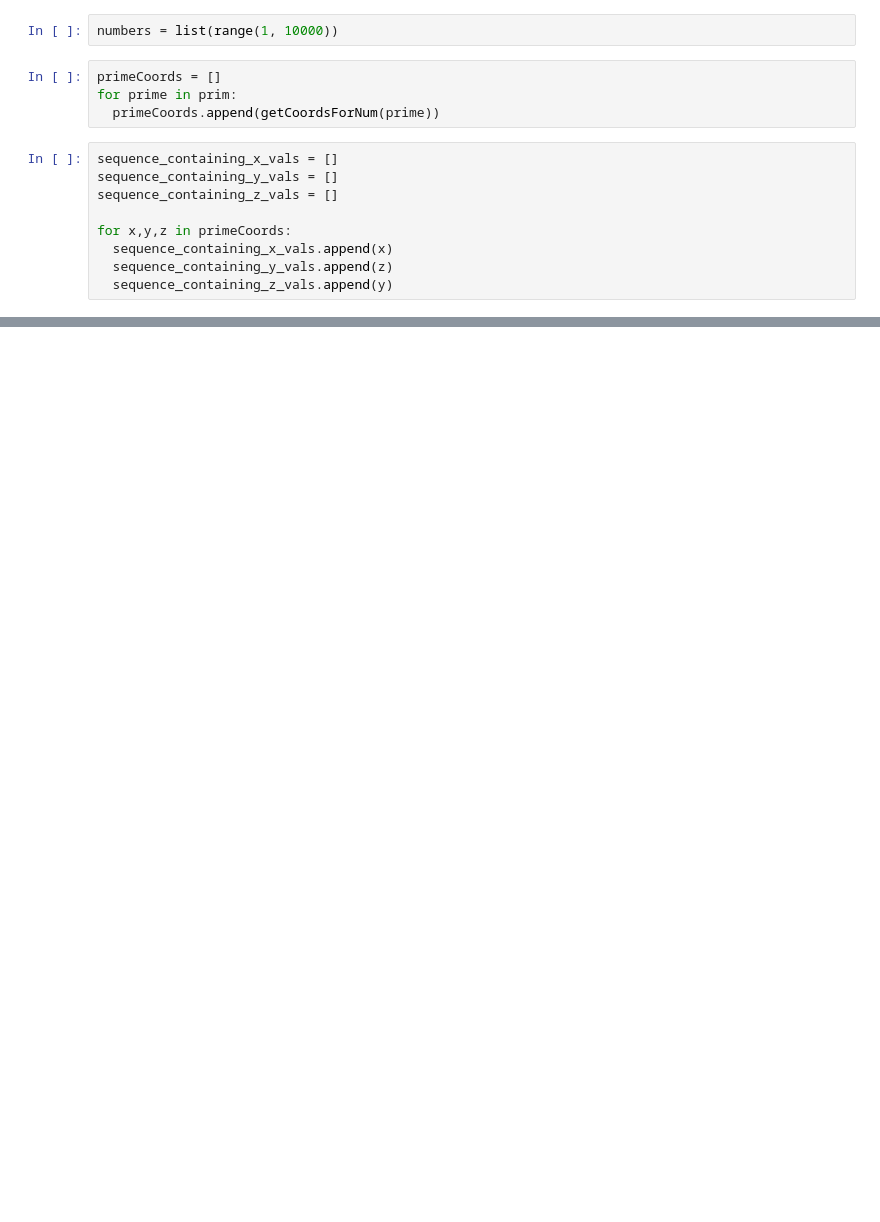
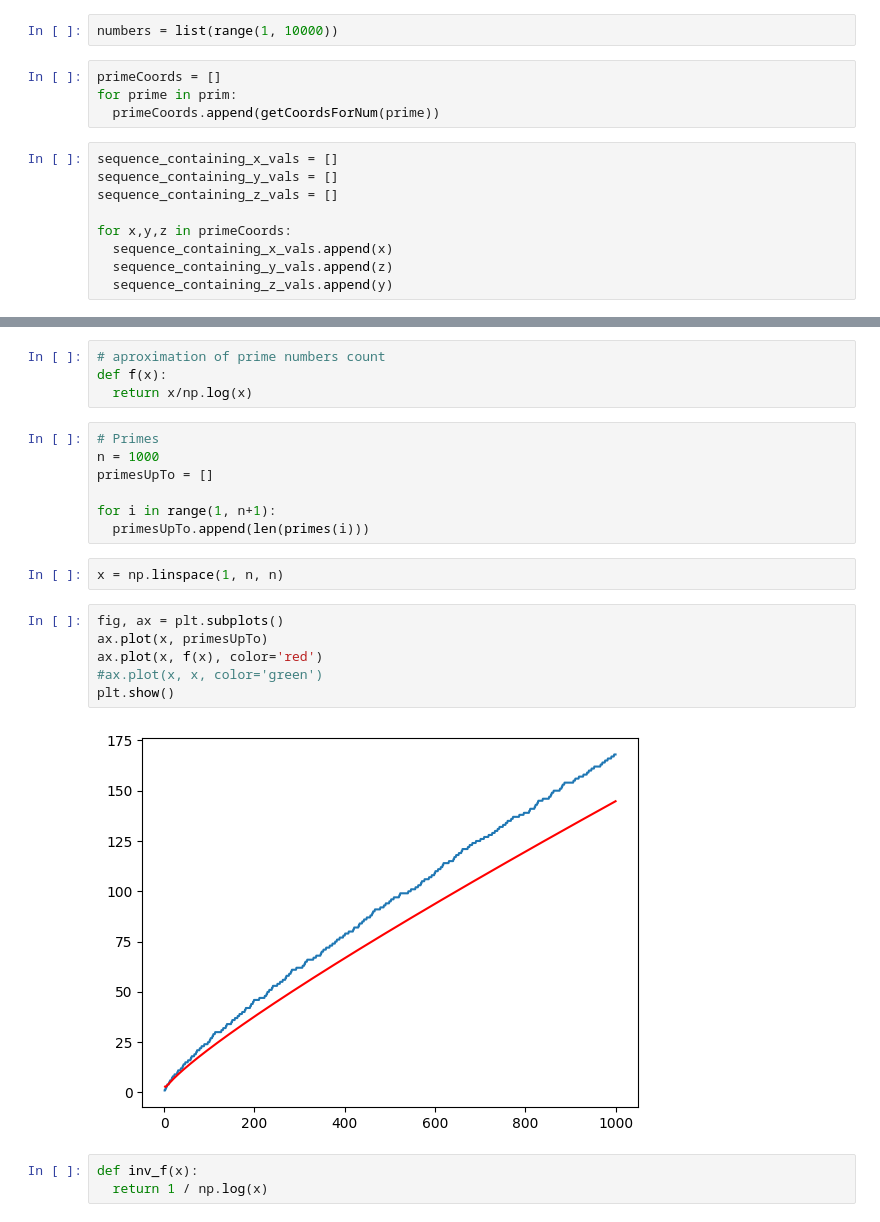
Before and after one commit to Jejis06/Primes, a Jupyter notebook: PrimeAnalysis.ipynb, the cells around one changed output, grey strips where cells are left out. Drawn from its saved outputs; the diff is of its cells as text; blank space fills up the shorter version.

```diff
--- a/PrimeAnalysis.ipynb
+++ b/PrimeAnalysis.ipynb
@@ -59,0 +74,24 @@ plt.show()
+# %%
+# aproximation of prime numbers count
+def f(x):
+  return x/np.log(x)
+# %%
+# Primes
+n = 1000
+primesUpTo = []
+
+for i in range(1, n+1):
+  primesUpTo.append(len(primes(i)))
+# %%
+x = np.linspace(1, n, n)
+# %%
+fig, ax = plt.subplots()
+ax.plot(x, primesUpTo)
+ax.plot(x, f(x), color='red')
+#ax.plot(x, x, color='green')
+plt.show()
+# %% [output]
+[figure, added]
+# %%
+def inv_f(x):
+  return 1 / np.log(x)
```
Also changed, not shown: parts of 10 cells of this notebook.
